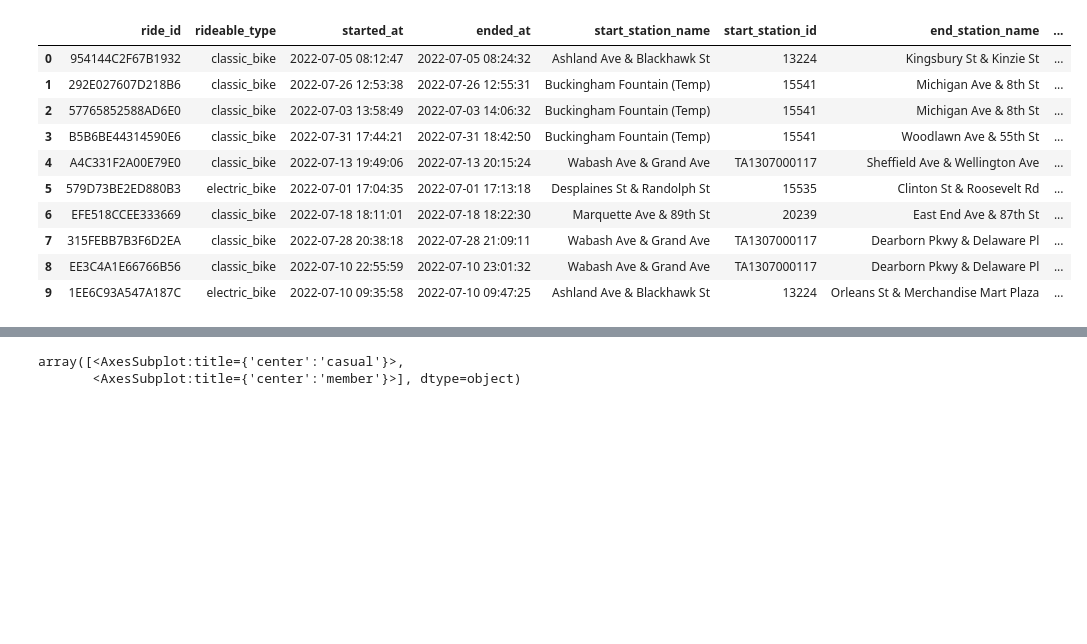
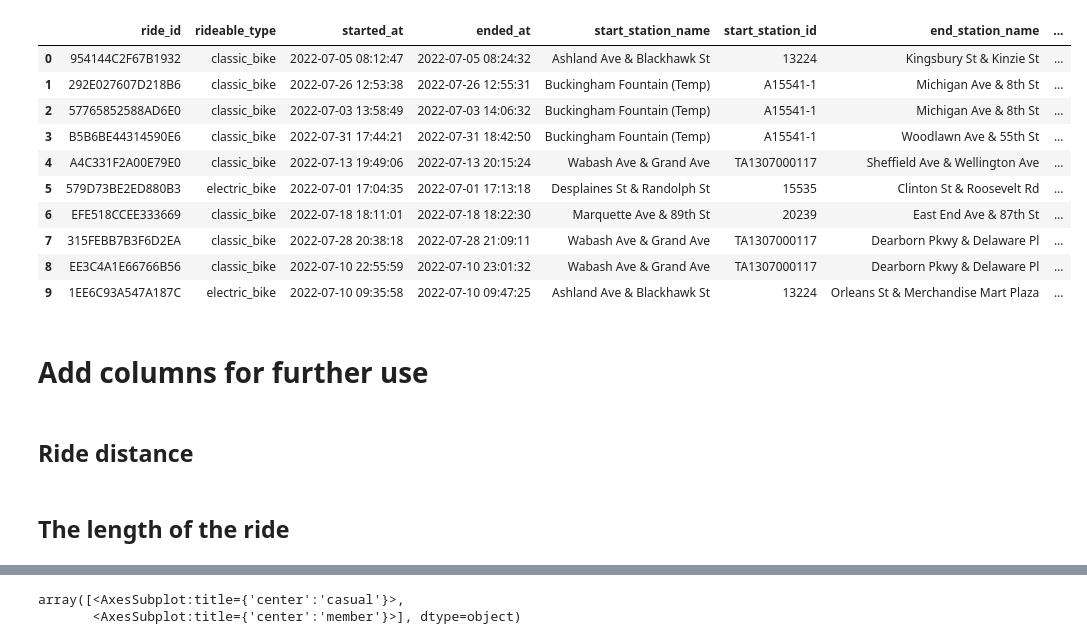
Before and after one commit to jackykang061233/data_analysis_project, a Jupyter notebook: divvy_bike/data_analyse.ipynb, the cells around one changed output, grey strips where cells are left out. Drawn from its saved outputs; the diff is of its cells as text; code cells hidden in the pictures; blank space fills up the shorter version.

```diff
--- a/divvy_bike/data_analyse.ipynb
+++ b/divvy_bike/data_analyse.ipynb
@@ -6,19 +6,23 @@ import numpy as np
 from datetime import datetime
 from geopy import distance
 # %%
-df = pd.read_csv("/Users/kangchieh/Project/divvy_bike/data/divvy_202207-202306/csv/202207-divvy-tripdata.csv")
+df = pd.read_csv("all_cleaned.csv")
 df.head(10)
 # %% [output]
 |  | ride_id | rideable_type | started_at | ended_at | start_station_name | start_station_id | end_station_name | ... |
 | 0 | 954144C2F67B1932 | classic_bike | 2022-07-05 08:12:47 | 2022-07-05 08:24:32 | Ashland Ave & Blackhawk St | 13224 | Kingsbury St & Kinzie St | ... |
-| 1 | 292E027607D218B6 | classic_bike | 2022-07-26 12:53:38 | 2022-07-26 12:55:31 | Buckingham Fountain (Temp) | 15541 | Michigan Ave & 8th St | ... |
-| 2 | 57765852588AD6E0 | classic_bike | 2022-07-03 13:58:49 | 2022-07-03 14:06:32 | Buckingham Fountain (Temp) | 15541 | Michigan Ave & 8th St | ... |
-| 3 | B5B6BE44314590E6 | classic_bike | 2022-07-31 17:44:21 | 2022-07-31 18:42:50 | Buckingham Fountain (Temp) | 15541 | Woodlawn Ave & 55th St | ... |
+| 1 | 292E027607D218B6 | classic_bike | 2022-07-26 12:53:38 | 2022-07-26 12:55:31 | Buckingham Fountain (Temp) | A15541-1 | Michigan Ave & 8th St | ... |
+| 2 | 57765852588AD6E0 | classic_bike | 2022-07-03 13:58:49 | 2022-07-03 14:06:32 | Buckingham Fountain (Temp) | A15541-1 | Michigan Ave & 8th St | ... |
+| 3 | B5B6BE44314590E6 | classic_bike | 2022-07-31 17:44:21 | 2022-07-31 18:42:50 | Buckingham Fountain (Temp) | A15541-1 | Woodlawn Ave & 55th St | ... |
 | 4 | A4C331F2A00E79E0 | classic_bike | 2022-07-13 19:49:06 | 2022-07-13 20:15:24 | Wabash Ave & Grand Ave | TA1307000117 | Sheffield Ave & Wellington Ave | ... |
 | 5 | 579D73BE2ED880B3 | electric_bike | 2022-07-01 17:04:35 | 2022-07-01 17:13:18 | Desplaines St & Randolph St | 15535 | Clinton St & Roosevelt Rd | ... |
 | 6 | EFE518CCEE333669 | classic_bike | 2022-07-18 18:11:01 | 2022-07-18 18:22:30 | Marquette Ave & 89th St | 20239 | East End Ave & 87th St | ... |
 | 7 | 315FEBB7B3F6D2EA | classic_bike | 2022-07-28 20:38:18 | 2022-07-28 21:09:11 | Wabash Ave & Grand Ave | TA1307000117 | Dearborn Pkwy & Delaware Pl | ... |
 | 8 | EE3C4A1E66766B56 | classic_bike | 2022-07-10 22:55:59 | 2022-07-10 23:01:32 | Wabash Ave & Grand Ave | TA1307000117 | Dearborn Pkwy & Delaware Pl | ... |
 | 9 | 1EE6C93A547A187C | electric_bike | 2022-07-10 09:35:58 | 2022-07-10 09:47:25 | Ashland Ave & Blackhawk St | 13224 | Orleans St & Merchandise Mart Plaza | ... |
+# %% [markdown]
+# Add columns for further use
+# %% [markdown]
+## Ride distance
 # %%
 def calculate_distance(x):
@@ -30,4 +35,6 @@ def calculate_distance(x):
 df['distance'] = df.apply(lambda x: calculate_distance(x), axis=1)
+# %% [markdown]
+## The length of the ride
 # %%
 df["started_at"] = pd.to_datetime(df["started_at"], errors='coerce')
 df["ended_at"] = pd.to_datetime(df["ended_at"], errors='coerce')
```
Also changed, not shown: parts of 27 cells of this notebook.
